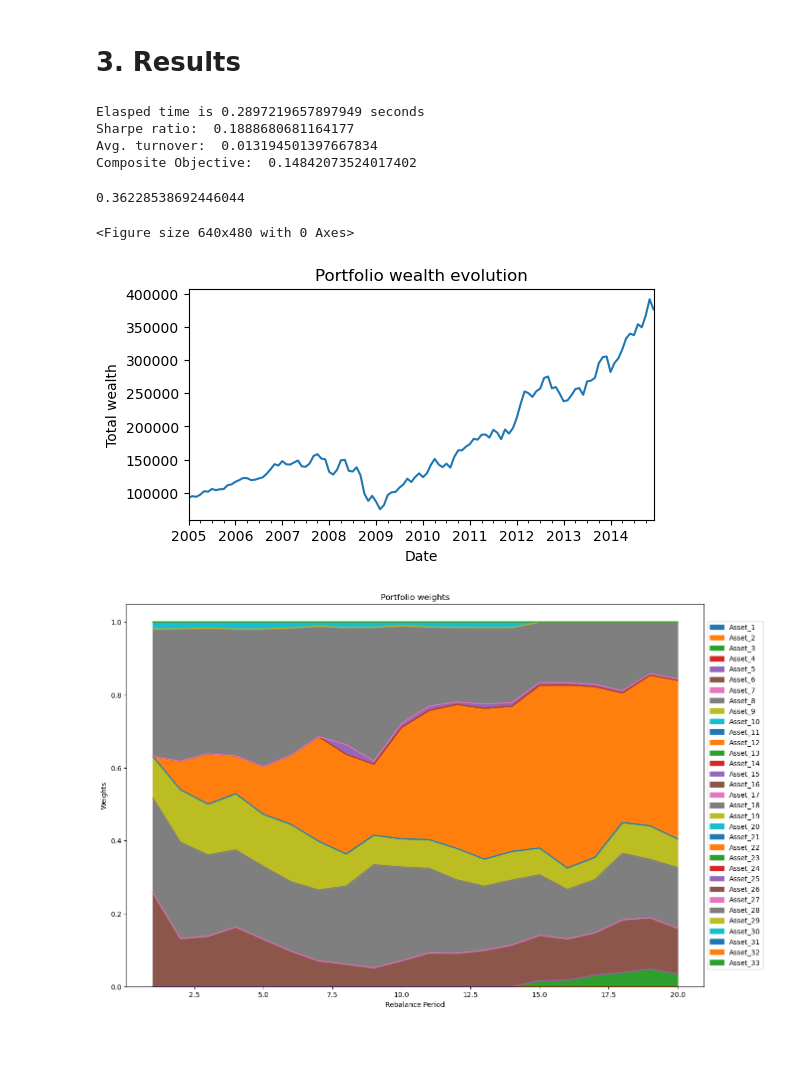
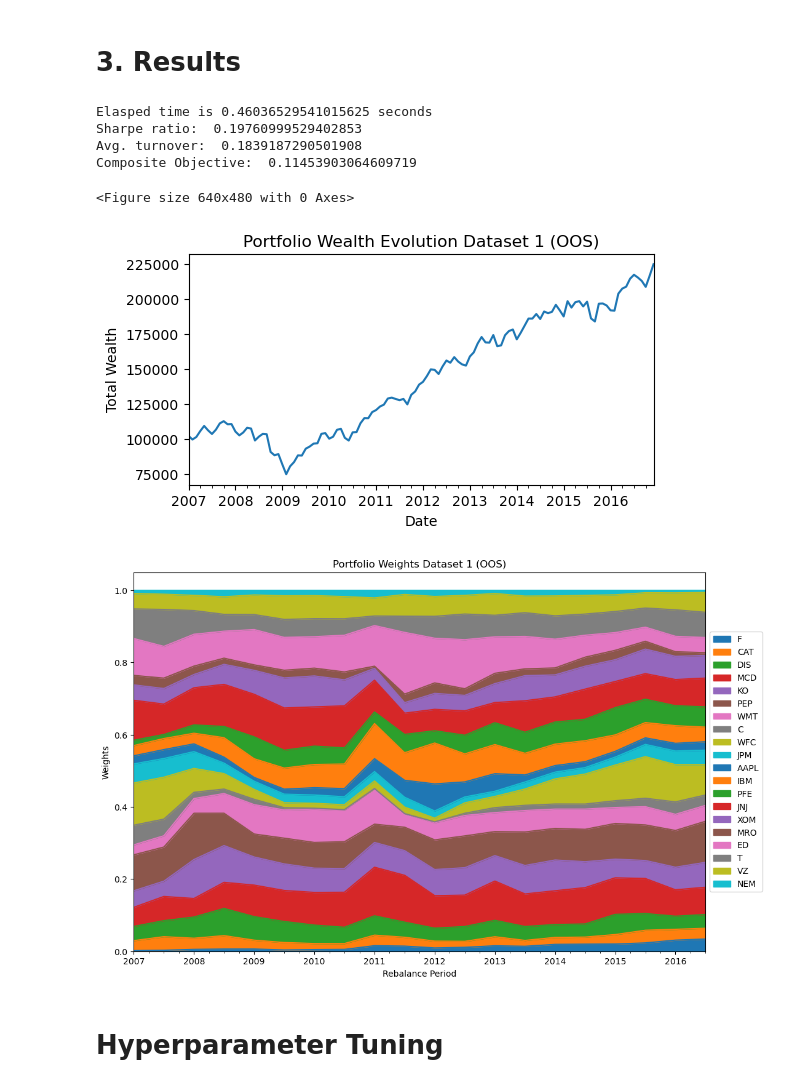
Before and after one commit to kaiwenShen/ENET_prediction_w_robust_cVar_turnover_Portfolio_Opt, a Jupyter notebook: MMF1921_Project_Main.ipynb, the cells around one changed output. Saved outputs shown, nothing was run; the diff lists cells and outputs as text; code cells hidden in the pictures; blank space fills up the shorter version.

```diff
--- a/MMF1921_Project_Main.ipynb
+++ b/MMF1921_Project_Main.ipynb
@@ -26,8 +28,8 @@ import pandas as pd
 import itertools
 from joblib import Parallel, delayed
 
-adjClose = pd.read_csv("MMF1921_AssetPrices_3.csv", index_col=0)
-factorRet = pd.read_csv("MMF1921_FactorReturns_3.csv", index_col=0)
+adjClose = pd.read_csv(f"MMF1921_AssetPrices_{idx}.csv", index_col=0)
+factorRet = pd.read_csv(f"MMF1921_FactorReturns_{idx}.csv", index_col=0)
 # %%
 adjClose.index = pd.to_datetime(adjClose.index)
 factorRet.index = pd.to_datetime(factorRet.index)
@@ -128,15 +130,16 @@ for t in range(NoPeriods):
     # Take in the period returns and period factor returns and produce
     # an allocation
     #----------------------------------------------------------------------
+    # optimal: 0.00,0.0,0.990,0.0,0.85,-1.00,0.25
     objective_lambda_dict = {
         'portfolio_variance': 0,# this is fixed
-        'turnover': 1,
-        'ellipsoidal_robustness':chi2.ppf(0,n),
-        'cvar':1,
-        'cvar_alpha':0.95,
-        'enet_lambda':0.1,
-        'enet_alpha':0.95,
-        'prediction_model':0
+        'turnover': 0,
+        'ellipsoidal_robustness':chi2.ppf(0.99,n),
+        'cvar':0,
+        'cvar_alpha':0.85,
+        'enet_lambda':-1.00,
+        'enet_alpha':0.25,
+        'prediction_model':1
         # 'ellipsoidal_robustness':0,
     }
     x[:,t],insample_r2[:,t] = project_function(periodReturns, periodFactRet, x0[:,t], objective_lambda_dict)
@@ -185,11 +188,7 @@ print('Sharpe ratio: ', str(SR[0]))
 print('Avg. turnover: ', str(avgTurnover))
 print('Composite Objective: ', str(0.8*SR[0] - 0.2*(avgTurnover**2+avgTurnover)))
 # %% [output]
-Elasped time is 0.2897219657897949 seconds
-Sharpe ratio:  0.1888680681164177
-Avg. turnover:  0.013194501397667834
-Composite Objective:  0.14842073524017402
+Elasped time is 0.46036529541015625 seconds
+Sharpe ratio:  0.19760999529402853
+Avg. turnover:  0.1839187290501908
+Composite Objective:  0.11453903064609719
-# %%
-np.mean(insample_r2)
-# %% [output]
-0.36228538692446044
@@ -212,37 +221,40 @@ np.mean(insample_r2)
 # %%
 #--------------------------------------------------------------------------
 # 3.2 Portfolio wealth evolution plot
 #--------------------------------------------------------------------------
 # Calculate the dates of the out-of-sample period
 
 fig = plt.figure(1)
-portfValue.plot(title = 'Portfolio wealth evolution',
-                ylabel = 'Total wealth',
+portfValue.plot(title = f'Portfolio Wealth Evolution Dataset {idx} (OOS)',
+                ylabel = 'Total Wealth',
                 figsize = (6, 3),
                 legend = False)
-plt.savefig("images/wealth.svg")
+plt.savefig(f"images/wealth_ret_restrict_enet_data{idx}.svg")
 
 #--------------------------------------------------------------------------
 # 3.3 Portfolio weights plot
 #--------------------------------------------------------------------------
 # Portfolio weights
 
 fig2 = plt.figure(2)
 x[x < 0] = 0
 weights = pd.DataFrame(x, index = tickers)
-weights.columns = [col + 1 for col in weights.columns]
-weights[(weights > 0).any(axis=1)].T.plot.area(title = 'Portfolio weights',
+# weights.columns = [col + 1 for col in weights.columns]
+weights.columns = portfValue.resample('6ME').first().index[:x.shape[1]]
+weights[(weights > 0).any(axis=1)].T.plot.area(title = f'Portfolio Weights Dataset {idx} (OOS)',
                   ylabel = 'Weights', xlabel = 'Rebalance Period',
                   figsize = (6, 3),
                   legend = True, stacked = True)
 plt.legend(loc='center left', bbox_to_anchor=(1.0, 0.5))
-plt.gcf().set_size_inches(15, 10)
-plt.savefig("images/weights.svg");
+plt.gcf().set_size_inches(12, 8)
+plt.savefig(f"images/weights_ret_restrict_enet_data{idx}.svg");
 #
 # %%%%%%%%%%%%%%%%%%%%%%%%%%%%%%%%%%%%%%%%%%%%%%%%%%%%%%%%%%%%%%%%%%%%%%%%%%%
 # % Program End
 # %% [output]
 <Figure size 640x480 with 0 Axes>
-[figure, old version]
+[figure, new version]
-[figure, old version]
+[figure, new version]
+# %% [markdown]
+# Hyperparameter Tuning
 # %%
```
Also changed, not shown: parts of 16 cells of this notebook, 5 other files.
